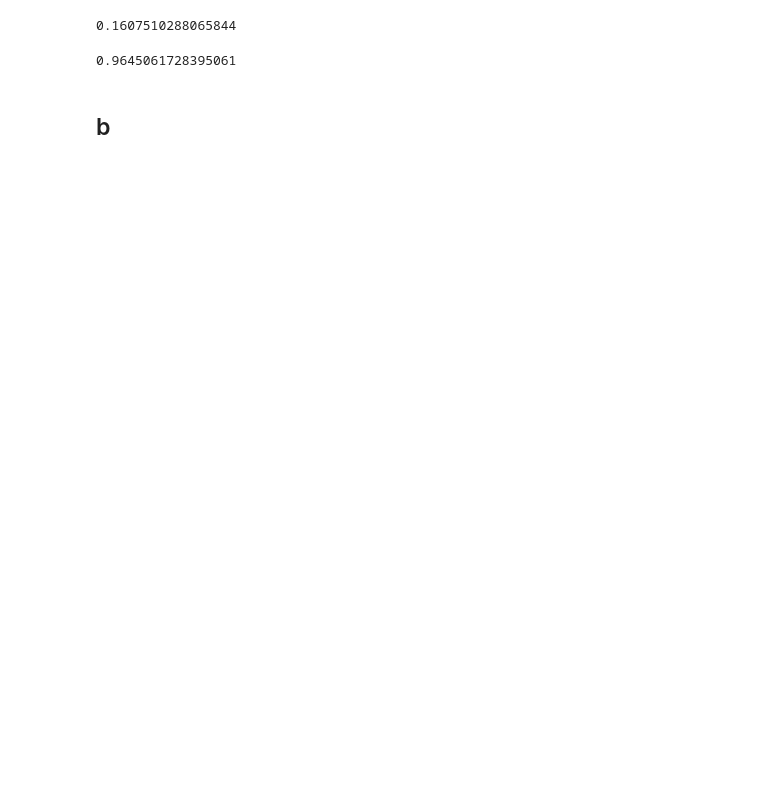
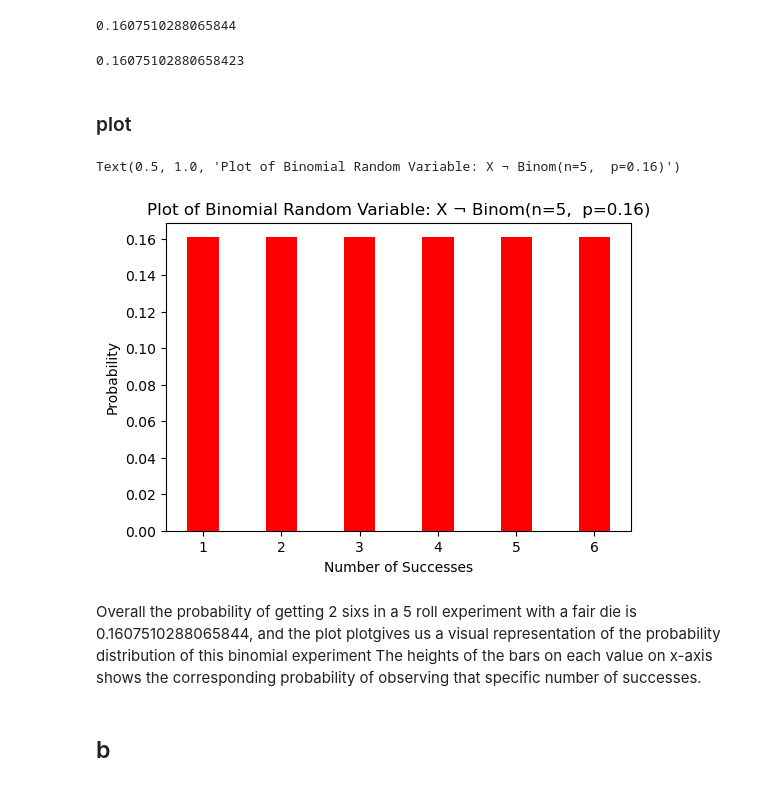
Before and after one commit to Ayomide-ola/Statistics_for_DA, a Jupyter notebook: Bank_churn_Discriptive_stat/Bank_Churn.ipynb, the cells around one changed output. Saved outputs shown, nothing was run; the diff lists cells and outputs as text; code cells hidden in the pictures; blank space fills up the shorter version.

Commit message:
Binomial and poisson
Using code to get Binomial and Poisson

```diff
--- a/Bank_churn_Discriptive_stat/Bank_Churn.ipynb
+++ b/Bank_churn_Discriptive_stat/Bank_Churn.ipynb
@@ -706,22 +716,43 @@ from scipy.stats import binom
 # %%
 #Create the pmf using explicit code
 
-from math import factorial
+from math import factorial # imports factorial function from maths liabrary.
 
-#decalring the parameters and values
+#Defining our parameters
 
 n = 5
 p = 1/6
 k = 2
-
-#code the logic for the operation
-
-factorial(n) / (factorial(k) * factorial(n - k)) * pow(p, k) * pow(1 - p, n - k)
+Success=factorial(n) / (factorial(k) * factorial(n - k)) * pow(p, k) * pow(1 - p, n - k) # 'pow' takes 2 agrgument,
+# 1st value is the base value and the second value is the vale we want to raise base value by.
+Success
 # %% [output]
 0.1607510288065844
-# %%
-binom.cdf(k=2, n=5, p=1/6)
-# %% [output]
-0.9645061728395061
+# %%
+binom.pmf(k=2, n=5, p=1/6) # Instead of explicitly writing the expression out, we can use the probability mass function(pmf)
+# From the binomial library to calculate our probability. The pmf function was used because we are calculation probability
+# A discrete set of event.
+# %% [output]
+0.16075102880658423
+# %% [markdown]
+### plot
+# %%
+import matplotlib.pyplot as plt
+x = [1,2,3,4,5,6] # possible outcome on a fair die
+
+#canvas size
+fig = plt.figure(figsize= (6, 4))
+
+#plt.bar (xaxis values,  yaxis values )
+plt.bar(x, Success, color="red", width=0.4)
+
+plt.xlabel("Number of Successes") # Lbelling x-axis
+plt.ylabel("Probability") # Labelling y-axis
+plt.title("Plot of Binomial Random Variable: X ¬ Binom(n=5,  p=0.16)") # PLot title
+# %% [output]
+Text(0.5, 1.0, 'Plot of Binomial Random Variable: X ¬ Binom(n=5,  p=0.16)')
+[figure, added]
+# %% [markdown]
+Overall the probability of getting 2 sixs in a 5 roll experiment with a fair die is 0.1607510288065844, and the plot plotgives us a visual representation of the probability distribution of this binomial experiment The heights of the bars on each value on x-axis shows the corresponding probability of observing that specific number of successes.
 # %% [markdown]
 ## b
```
Also changed, not shown: parts of 5 cells of this notebook.
